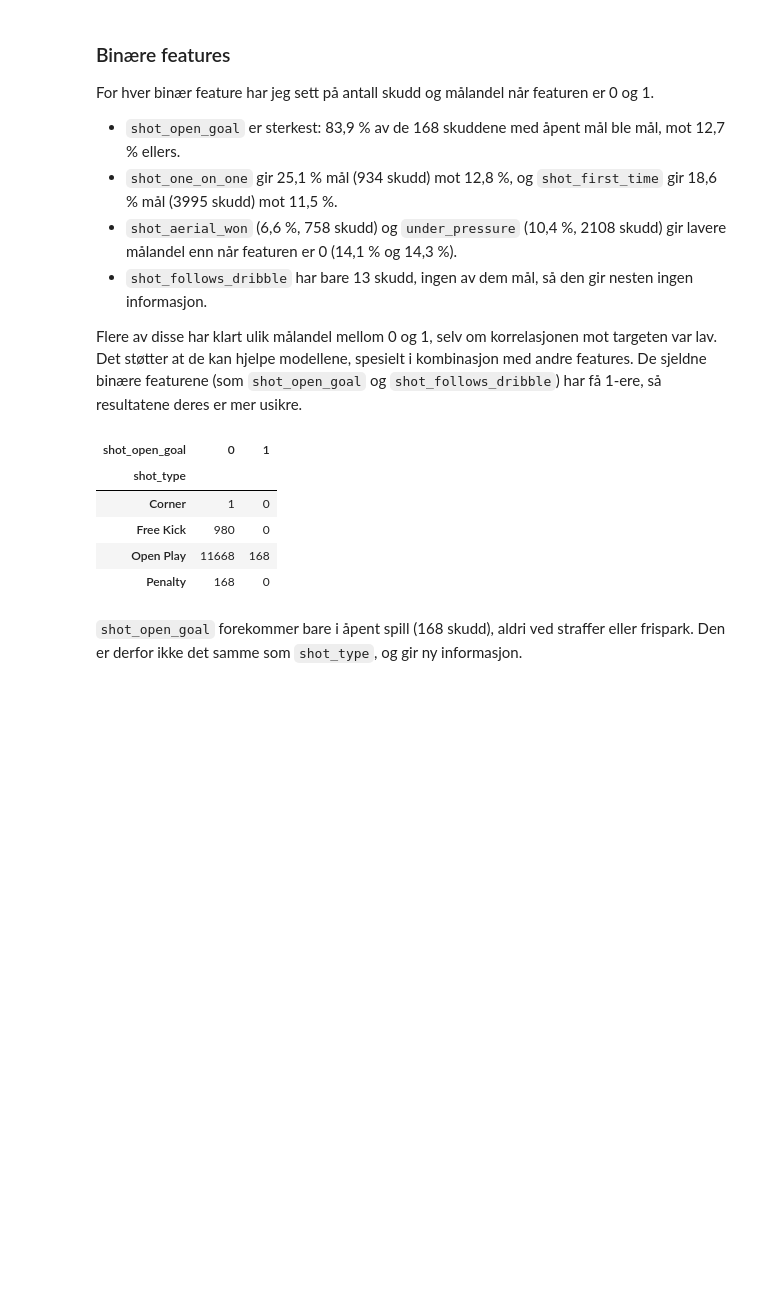
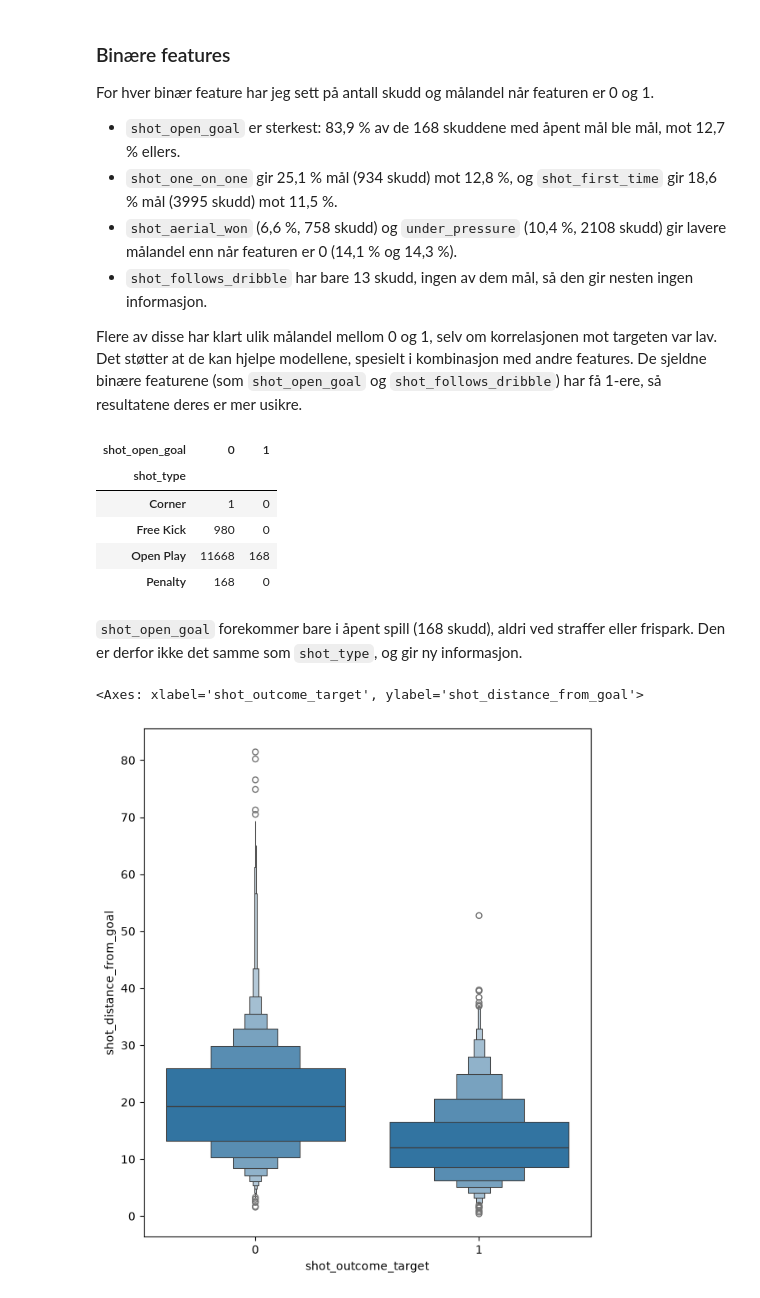
Before and after one commit to Daniel11098/football-predictions, a Jupyter notebook: Mandtory2/Ensemble_Models_And_Ann.ipynb, the cells around one changed output. Drawn from its saved outputs; the diff is of its cells as text; code cells hidden in the pictures; blank space fills up the shorter version.

```diff
--- a/Mandtory2/Ensemble_Models_And_Ann.ipynb
+++ b/Mandtory2/Ensemble_Models_And_Ann.ipynb
@@ -1334,3 +1349,9 @@ pd.crosstab(barcelona_shots["shot_type"], barcelona_shots["shot_open_goal"])
 | Penalty | 168 | 0 |
 # %% [markdown]
 `shot_open_goal` forekommer bare i åpent spill (168 skudd), aldri ved straffer eller frispark. Den er derfor ikke det samme som `shot_type`, og gir ny informasjon.
+# %%
+plt.figure(figsize=(7,8))
+sbn.boxenplot(x=barcelona_shots["shot_outcome_target"], y=barcelona_shots["shot_distance_from_goal"])
+# %% [output]
+<Axes: xlabel='shot_outcome_target', ylabel='shot_distance_from_goal'>
+[figure, added]
```
Also changed, not shown: parts of 43 cells of this notebook, 4 other files.
